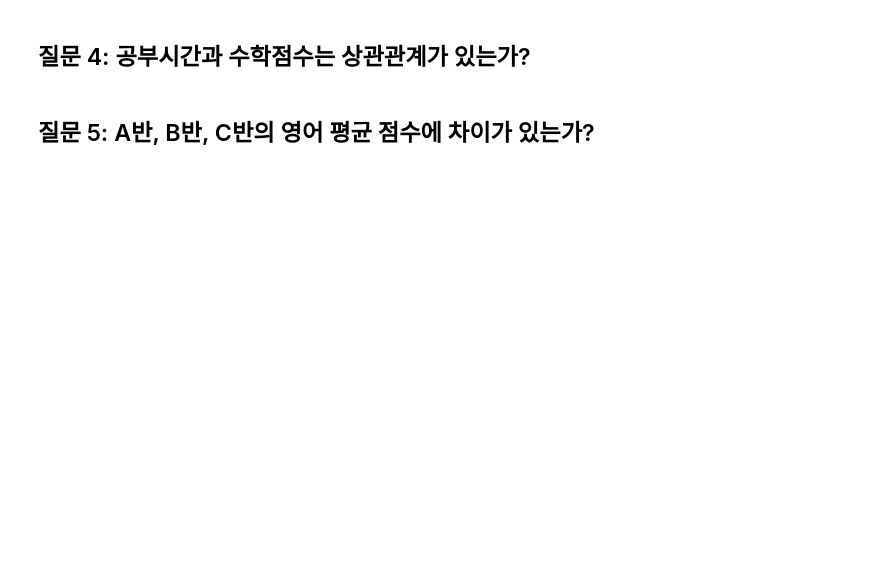
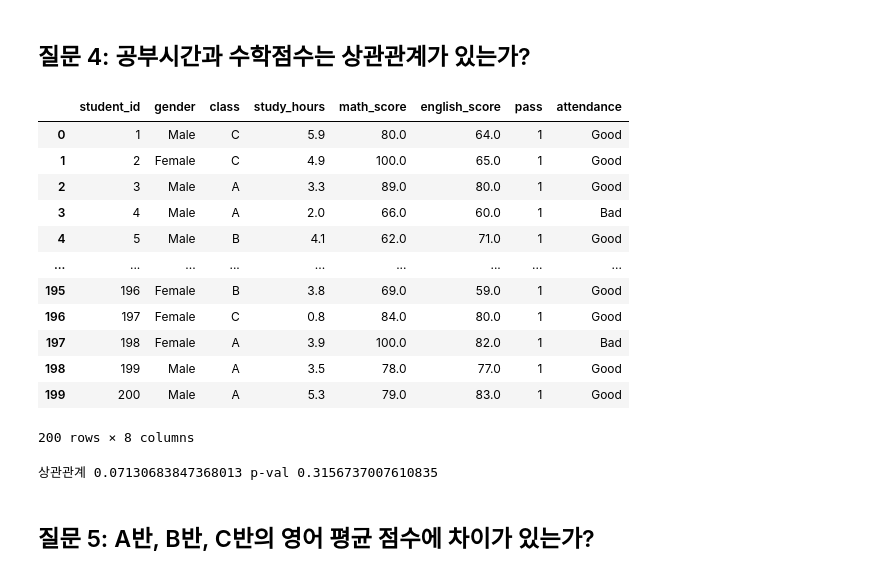
Before and after one commit to ricetablehyun/DE_practice, a Jupyter notebook: 3_week/Day13_Ttest_Chi2_task.ipynb, the cells around one changed output. Drawn from its saved outputs; the diff is of its cells as text; code cells hidden in the pictures; blank space fills up the shorter version.

```diff
--- a/3_week/Day13_Ttest_Chi2_task.ipynb
+++ b/3_week/Day13_Ttest_Chi2_task.ipynb
@@ -140,4 +292,27 @@ memory usage: 12.6 KB
 # %% [markdown]
 ## 질문 4: 공부시간과 수학점수는 상관관계가 있는가?
+# %%
+df
+# %% [output]
+|  | student_id | gender | class | study_hours | math_score | english_score | pass | attendance |
+| 0 | 1 | Male | C | 5.9 | 80.0 | 64.0 | 1 | Good |
+| 1 | 2 | Female | C | 4.9 | 100.0 | 65.0 | 1 | Good |
+| 2 | 3 | Male | A | 3.3 | 89.0 | 80.0 | 1 | Good |
+| 3 | 4 | Male | A | 2.0 | 66.0 | 60.0 | 1 | Bad |
+| 4 | 5 | Male | B | 4.1 | 62.0 | 71.0 | 1 | Good |
+| ... | ... | ... | ... | ... | ... | ... | ... | ... |
+| 195 | 196 | Female | B | 3.8 | 69.0 | 59.0 | 1 | Good |
+| 196 | 197 | Female | C | 0.8 | 84.0 | 80.0 | 1 | Good |
+| 197 | 198 | Female | A | 3.9 | 100.0 | 82.0 | 1 | Bad |
+| 198 | 199 | Male | A | 3.5 | 78.0 | 77.0 | 1 | Good |
+| 199 | 200 | Male | A | 5.3 | 79.0 | 83.0 | 1 | Good |
+200 rows × 8 columns
+# %%
+from scipy.stats import pearsonr
+
+corr, p_val = pearsonr(df['study_hours'],df['math_score'])
+print(f'상관관계 {corr} p-val {p_val}')
+# %% [output]
+상관관계 0.07130683847368013 p-val 0.3156737007610835
 # %% [markdown]
 ## 질문 5: A반, B반, C반의 영어 평균 점수에 차이가 있는가?
```
Also changed, not shown: parts of 10 cells of this notebook.
